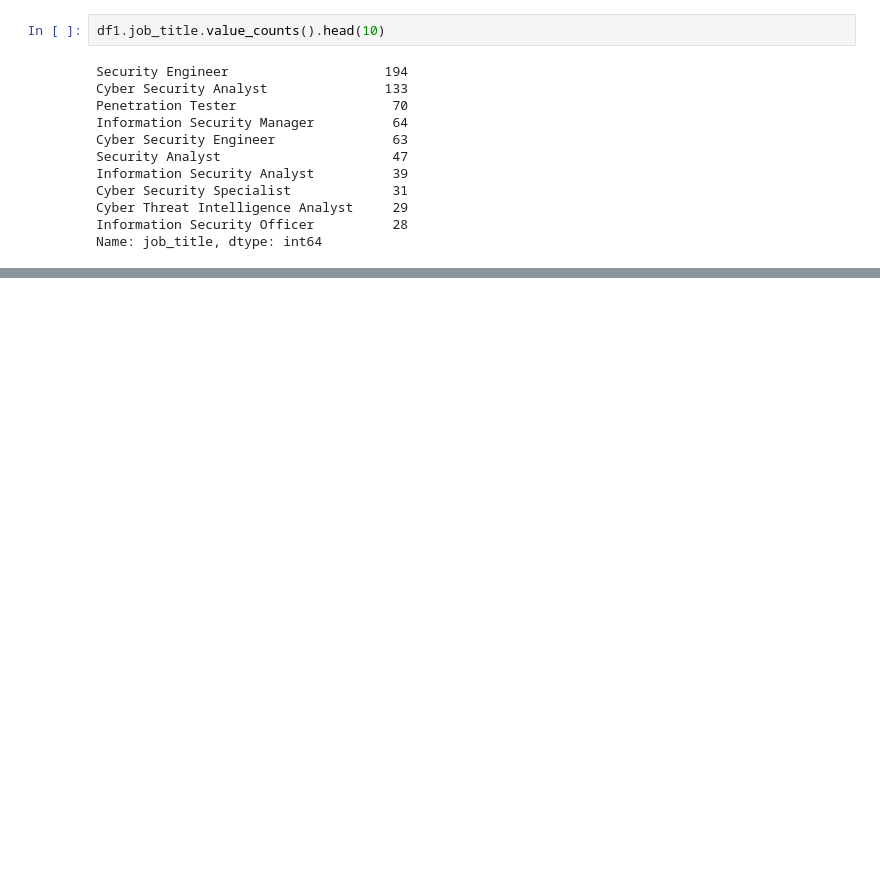
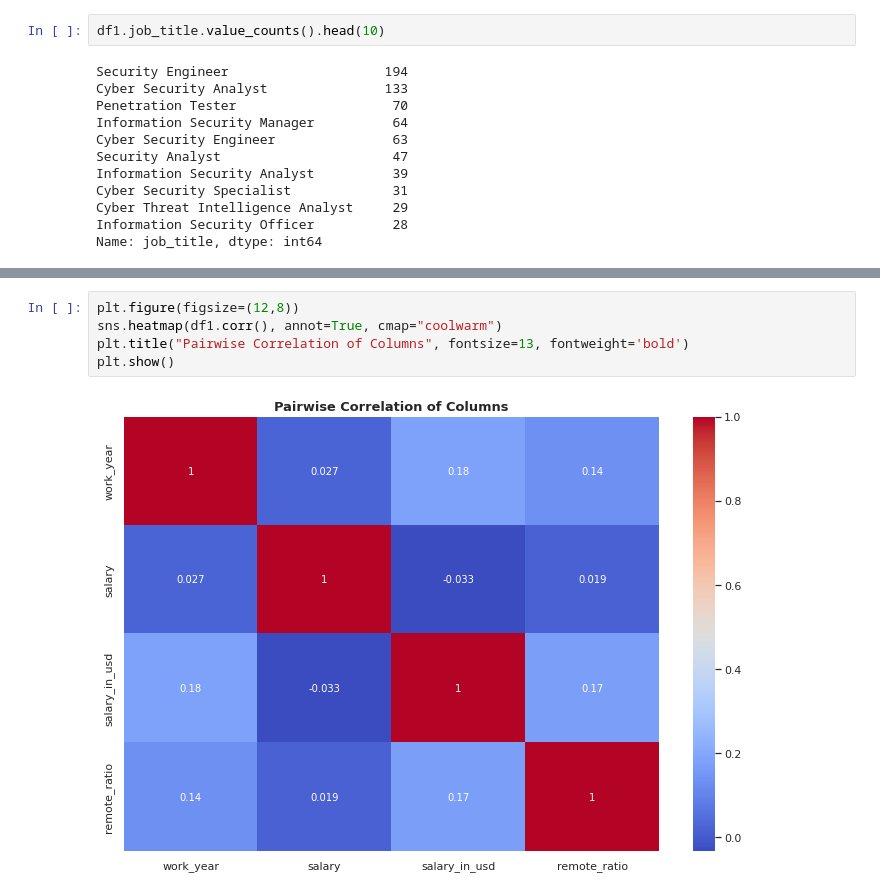
Before and after one commit to wa-le/cybersec-jobs-EDA, a Jupyter notebook: cybersec_jobs.ipynb, the cells around one changed output, grey strips where cells are left out. Cells and saved outputs as stored; diff of their text form; blank space fills up the shorter version.

```diff
--- a/cybersec_jobs.ipynb
+++ b/cybersec_jobs.ipynb
@@ -158,0 +183,7 @@ plt.show()
+# %%
+plt.figure(figsize=(12,8))
+sns.heatmap(df1.corr(), annot=True, cmap="coolwarm")
+plt.title("Pairwise Correlation of Columns", fontsize=13, fontweight='bold')
+plt.show()
+# %% [output]
+[figure, added]
```
Also changed, not shown: parts of 10 cells of this notebook.
